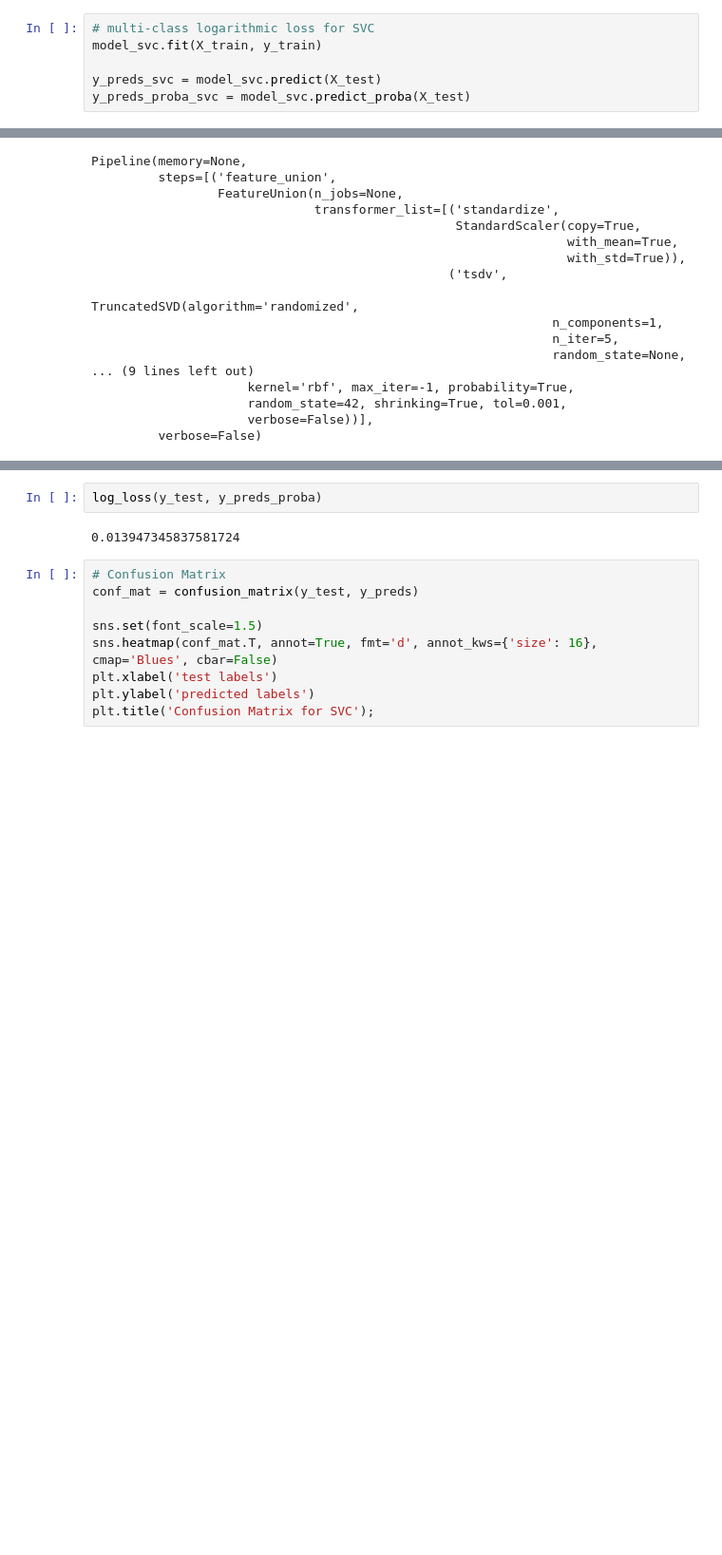
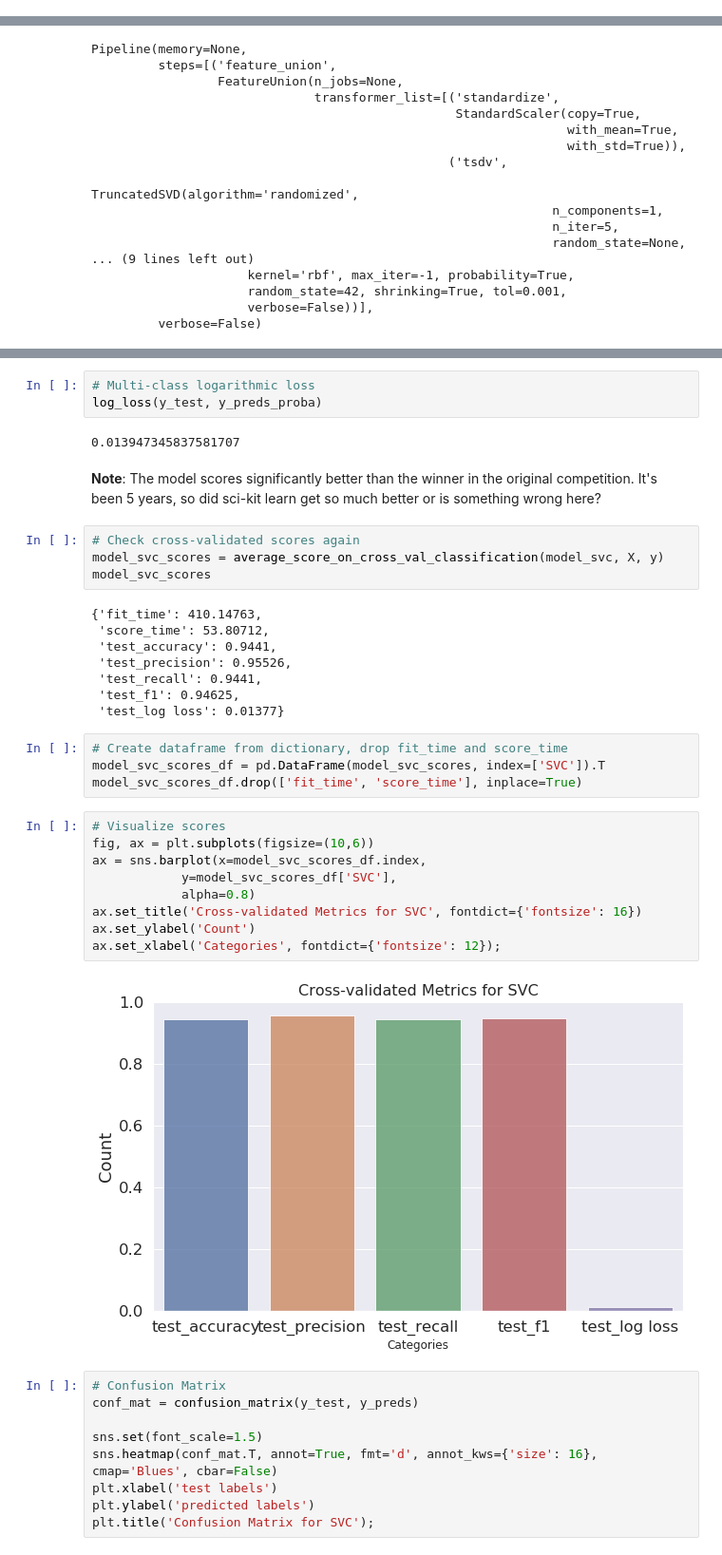
Before and after one commit to sophiabrandt/ZTM-Complete-Machine-Learning-Data-Science, a Jupyter notebook: notebooks/otto/kaggle-otto.ipynb, the cells around one changed output, grey strips where cells are left out. Shown at 95% size. Cells and saved outputs as stored; diff of their text form; blank space fills up the shorter version.

```diff
--- a/notebooks/otto/kaggle-otto.ipynb
+++ b/notebooks/otto/kaggle-otto.ipynb
@@ -511,9 +543,3 @@ compare_pipeline_metrics_df.plot(title='Metrics for Models After Pre-processsing
-# %%
-# multi-class logarithmic loss for SVC
-model_svc.fit(X_train, y_train)
-
-y_preds_svc = model_svc.predict(X_test)
-y_preds_proba_svc = model_svc.predict_proba(X_test)
 # %% [markdown]
 ### Explore Support Vector Machine
 # %%
@@ -577,9 +604,40 @@ Pipeline(memory=None,
 y_preds = model_svc.predict(X_test)
 y_preds_proba = model_svc.predict_proba(X_test)
-# %%
-log_loss(y_test, y_preds_proba)
-# %% [output]
-0.013947345837581724
+# %%
+# Multi-class logarithmic loss
+log_loss(y_test, y_preds_proba)
+# %% [output]
+0.013947345837581707
+# %% [markdown]
+**Note**: The model scores significantly better than the winner in the original competition.
+It's been 5 years, so did sci-kit learn get so much better or is something wrong here?
+# %%
+# Check cross-validated scores again
+model_svc_scores = average_score_on_cross_val_classification(model_svc, X, y)
+model_svc_scores
+# %% [output]
+{'fit_time': 410.14763,
+ 'score_time': 53.80712,
+ 'test_accuracy': 0.9441,
+ 'test_precision': 0.95526,
+ 'test_recall': 0.9441,
+ 'test_f1': 0.94625,
+ 'test_log loss': 0.01377}
+# %%
+# Create dataframe from dictionary, drop fit_time and score_time
+model_svc_scores_df = pd.DataFrame(model_svc_scores, index=['SVC']).T
+model_svc_scores_df.drop(['fit_time', 'score_time'], inplace=True)
+# %%
+# Visualize scores
+fig, ax = plt.subplots(figsize=(10,6))
+ax = sns.barplot(x=model_svc_scores_df.index,
+            y=model_svc_scores_df['SVC'],
+            alpha=0.8)
+ax.set_title('Cross-validated Metrics for SVC', fontdict={'fontsize': 16})
+ax.set_ylabel('Count')
+ax.set_xlabel('Categories', fontdict={'fontsize': 12});
+# %% [output]
+[figure, added]
 # %%
 # Confusion Matrix
 conf_mat = confusion_matrix(y_test, y_preds)
```
Also changed, not shown: parts of 24 cells of this notebook.
